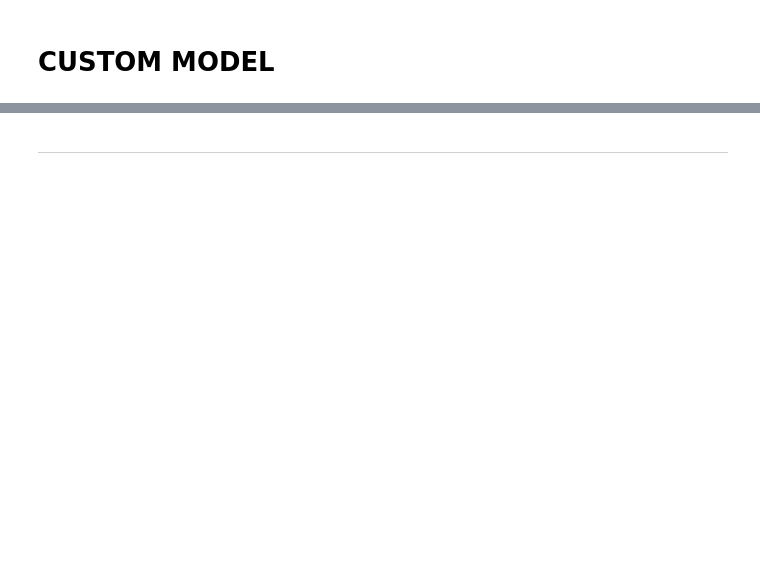
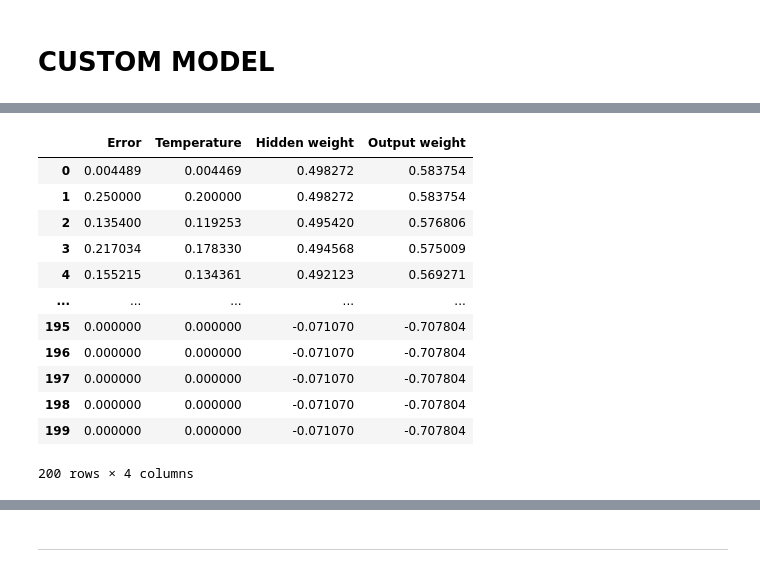
Before and after one commit to Ishikawa7/Self-Reflexive-Neural-Network-in-tensorflow, a Jupyter notebook: first_test.ipynb, the cells around one changed output, grey strips where cells are left out. Saved outputs shown, nothing was run; the diff lists cells and outputs as text; code cells hidden in the pictures; blank space fills up the shorter version.

```diff
--- a/first_test.ipynb
+++ b/first_test.ipynb
@@ -88,0 +160,17 @@ model.call(input)
+# %%
+df_model_history = pd.DataFrame(model_history.history)
+df_model_history
+# %% [output]
+|  | Error | Temperature | Hidden weight | Output weight |
+| 0 | 0.004489 | 0.004469 | 0.498272 | 0.583754 |
+| 1 | 0.250000 | 0.200000 | 0.498272 | 0.583754 |
+| 2 | 0.135400 | 0.119253 | 0.495420 | 0.576806 |
+| 3 | 0.217034 | 0.178330 | 0.494568 | 0.575009 |
+| 4 | 0.155215 | 0.134361 | 0.492123 | 0.569271 |
+| ... | ... | ... | ... | ... |
+| 195 | 0.000000 | 0.000000 | -0.071070 | -0.707804 |
+| 196 | 0.000000 | 0.000000 | -0.071070 | -0.707804 |
+| 197 | 0.000000 | 0.000000 | -0.071070 | -0.707804 |
+| 198 | 0.000000 | 0.000000 | -0.071070 | -0.707804 |
+| 199 | 0.000000 | 0.000000 | -0.071070 | -0.707804 |
+200 rows × 4 columns
```
Also changed, not shown: parts of 16 cells of this notebook.
